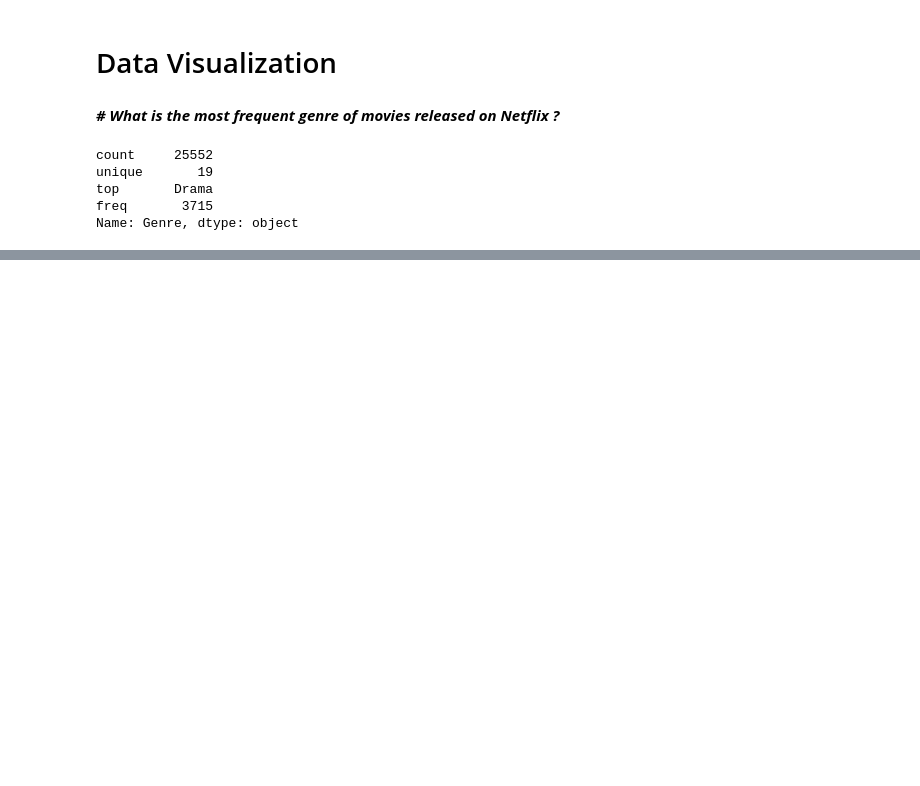
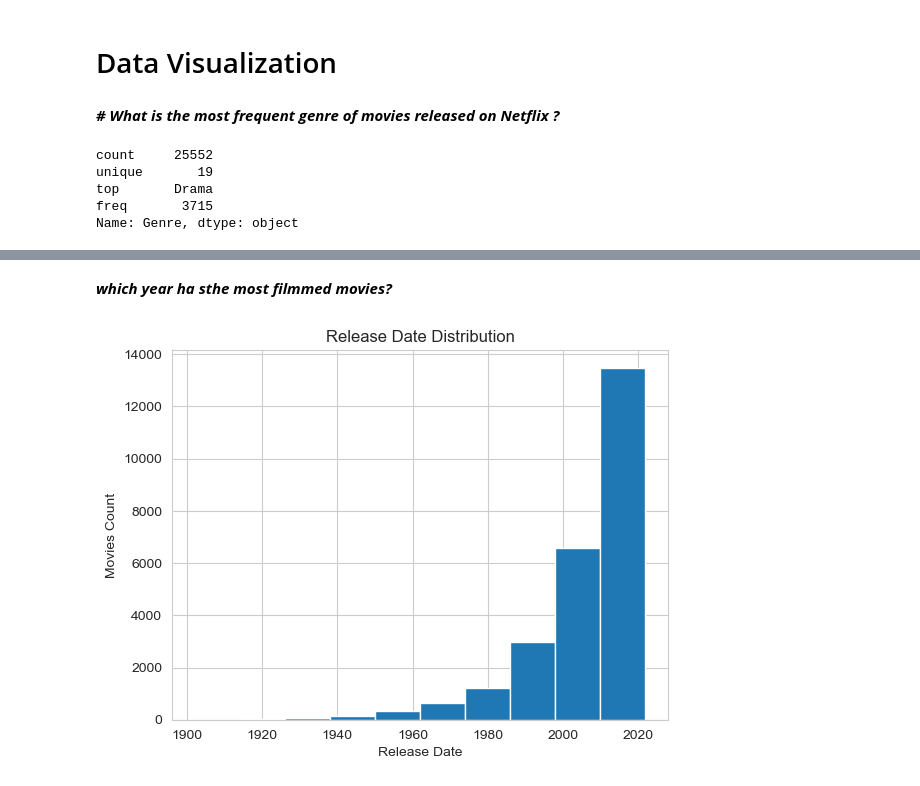
Before and after one commit to azaz9026/Data_Science_Project, a Jupyter notebook: Netflix Data Analysis/movie_data_analysis.ipynb, the cells around one changed output, grey strips where cells are left out. Saved outputs shown, nothing was run; the diff lists cells and outputs as text; code cells hidden in the pictures; blank space fills up the shorter version.

```diff
--- a/Netflix Data Analysis/movie_data_analysis.ipynb
+++ b/Netflix Data Analysis/movie_data_analysis.ipynb
@@ -279,0 +351,10 @@ sns.catplot(y='Genre' , data=data , kind='count')
+# %% [markdown]
+***which year ha sthe most filmmed movies?***
+# %%
+data['Release_Date'].hist()
+plt.title('Release Date Distribution')  # Adjusted the title for clarity
+plt.xlabel('Release Date')  # Corrected method name and label
+plt.ylabel('Movies Count')  # Added y-axis label for clarity
+plt.show()
+# %% [output]
+[figure, added]
```
Also changed, not shown: parts of 12 cells of this notebook.
